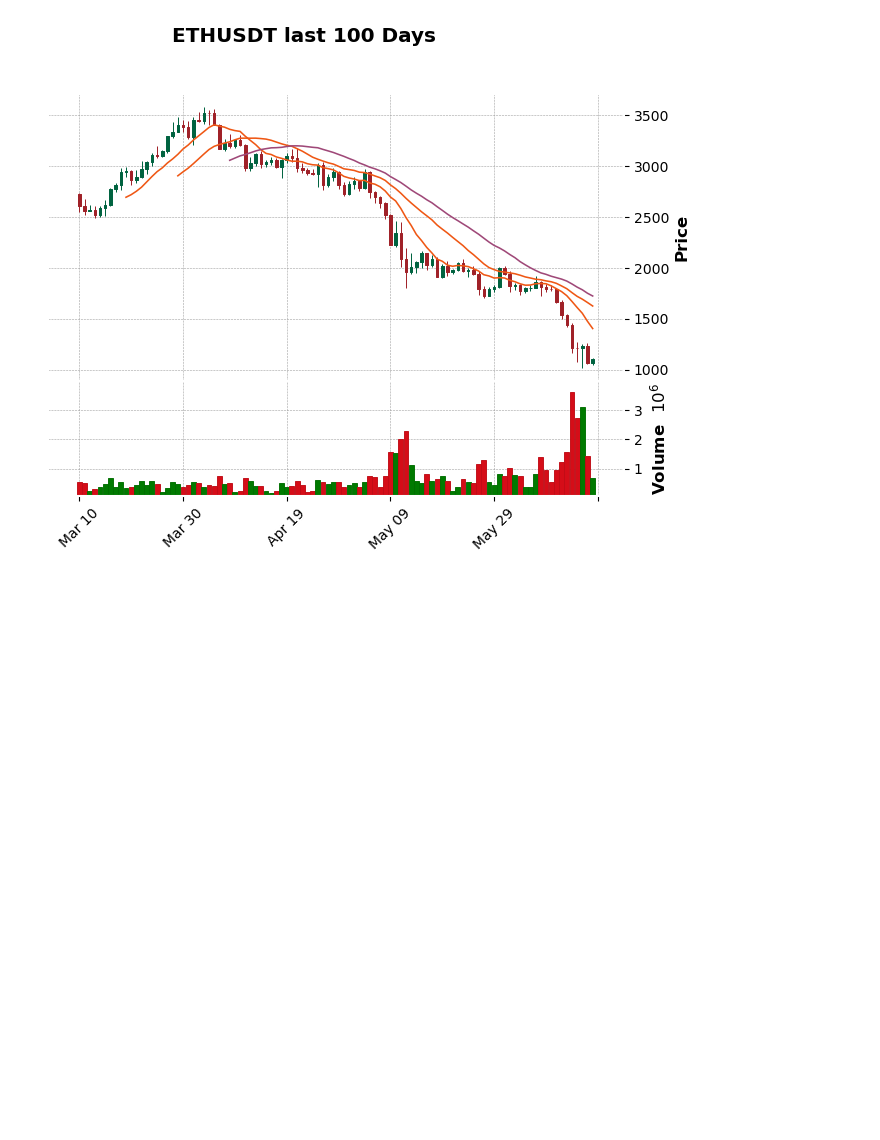
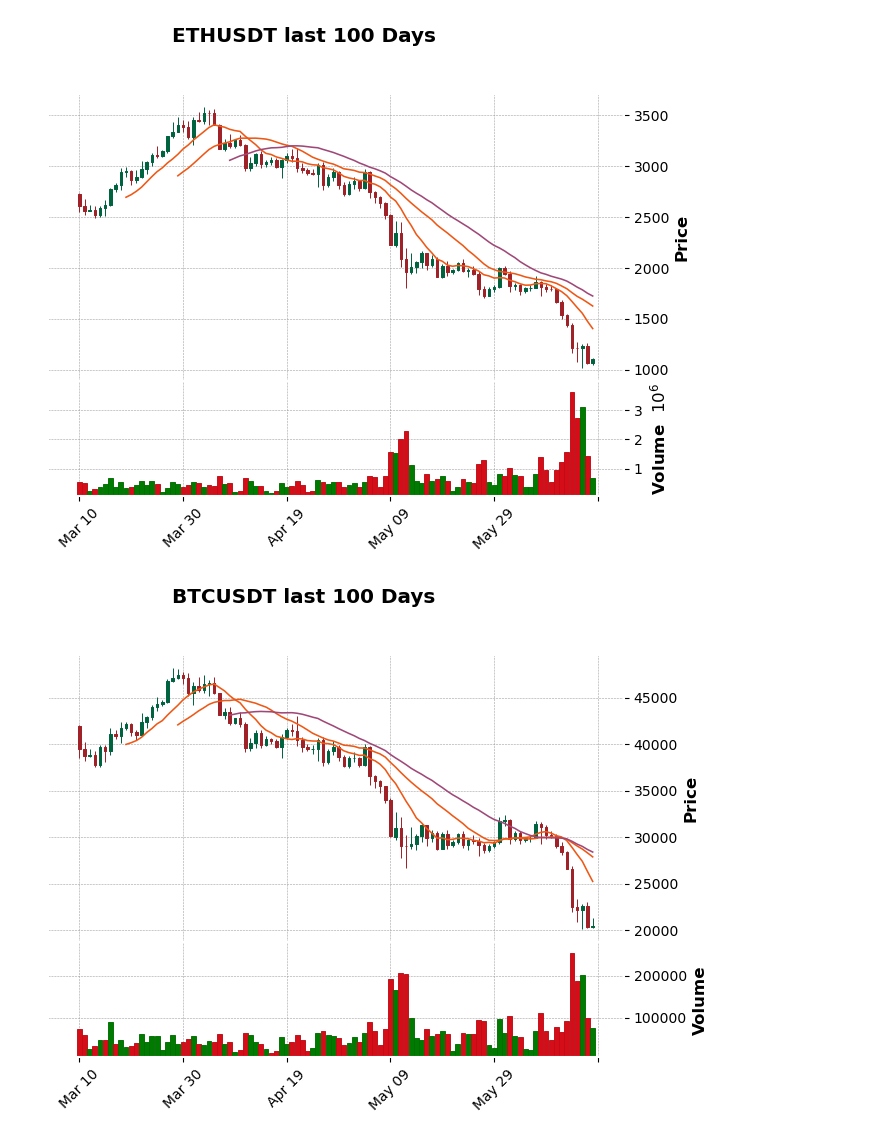
Before and after one commit to kleczynski/Data-Science-Binance-API, a Jupyter notebook: Data_Analysis.ipynb, the cells around one changed output. Saved outputs shown, nothing was run; the diff lists cells and outputs as text; code cells hidden in the pictures; blank space fills up the shorter version.

```diff
--- a/Data_Analysis.ipynb
+++ b/Data_Analysis.ipynb
@@ -233,3 +169,15 @@ import mplfinance as mpf
 mpf.plot(hist_df.set_index('Close Time').tail(100), type='candle', style='charles', volume=True, title= "ETHUSDT last 100 Days", mav=(10,20, 30))
 # %% [output]
 [figure]
+# %%
+historical = client.get_historical_klines('BTCUSDT', Client.KLINE_INTERVAL_1DAY, '15 Jun 2021')
+hist_df = pd.DataFrame(historical)
+hist_df.columns = ['Open Time', 'Open', 'High', 'Low', 'Close', 'Volume', 'Close Time', 'Quote Asset Volume', 'Number of Trades', 'TB Base Volume', 'TB Quote Volume', 'Ignore']
+hist_df['Open Time'] = pd.to_datetime(hist_df['Open Time'] / 1000, unit='s')
+hist_df['Close Time'] = pd.to_datetime(hist_df['Close Time'] / 1000, unit='s')
+numeric_columns = ['Open', 'High', 'Low', 'Close', 'Volume', 'Quote Asset Volume', 'TB Base Volume', 'TB Quote Volume']
+hist_df[numeric_columns] = hist_df[numeric_columns].apply(pd.to_numeric, axis=1)
+# %%
+mpf.plot(hist_df.set_index('Close Time').tail(100), type='candle', style='charles', volume=True, title= "BTCUSDT last 100 Days", mav=(10,20, 30))
+# %% [output]
+[figure, added]
```
Also changed, not shown: parts of 17 cells of this notebook.
